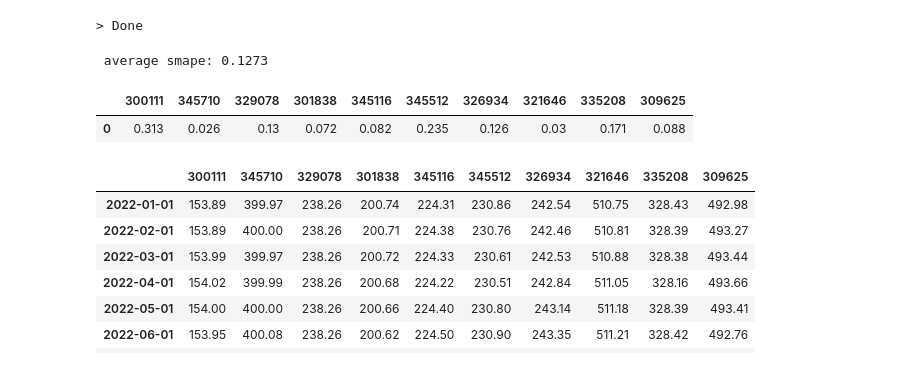
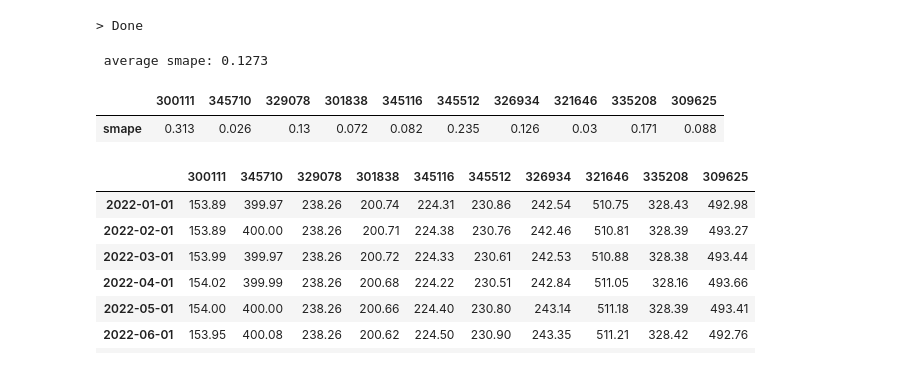
Before and after one commit to Ainard09/ai4ls_2_water_prediction, a Jupyter notebook: notebooks/gw_training_prediction.ipynb, the cells around one changed output. Saved outputs shown, nothing was run; the diff lists cells and outputs as text; code cells hidden in the pictures.

```diff
--- a/notebooks/gw_training_prediction.ipynb
+++ b/notebooks/gw_training_prediction.ipynb
@@ -286,12 +286,13 @@ df_smape.to_csv("smape_score.csv", index=False)
 > Done
 # %%
 smp =pd.read_csv("/content/smape_score.csv")
+smp.index = pd.Index(['smape'])
 print(f" average smape: {round(smp.mean(axis=1)[0],4)}")
 smp
 # %% [output]
  average smape: 0.1273
 |  | 300111 | 345710 | 329078 | 301838 | 345116 | 345512 | 326934 | 321646 | 335208 | 309625 |
-| 0 | 0.313 | 0.026 | 0.13 | 0.072 | 0.082 | 0.235 | 0.126 | 0.03 | 0.171 | 0.088 |
+| smape | 0.313 | 0.026 | 0.13 | 0.072 | 0.082 | 0.235 | 0.126 | 0.03 | 0.171 | 0.088 |
 # %%
 df = pd.read_csv("/content/df_submission.csv")
 df.index = pd.date_range(start=pd.Timestamp("2021-12-01") + pd.DateOffset(months=1), periods=26, freq='MS')
```
